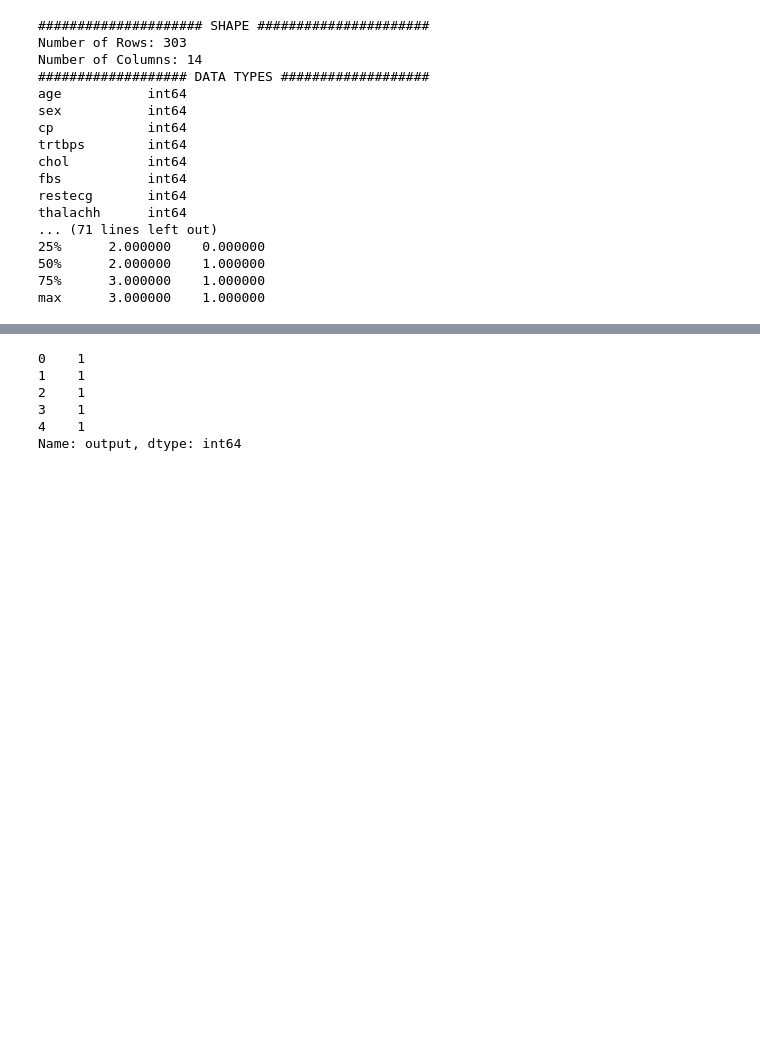
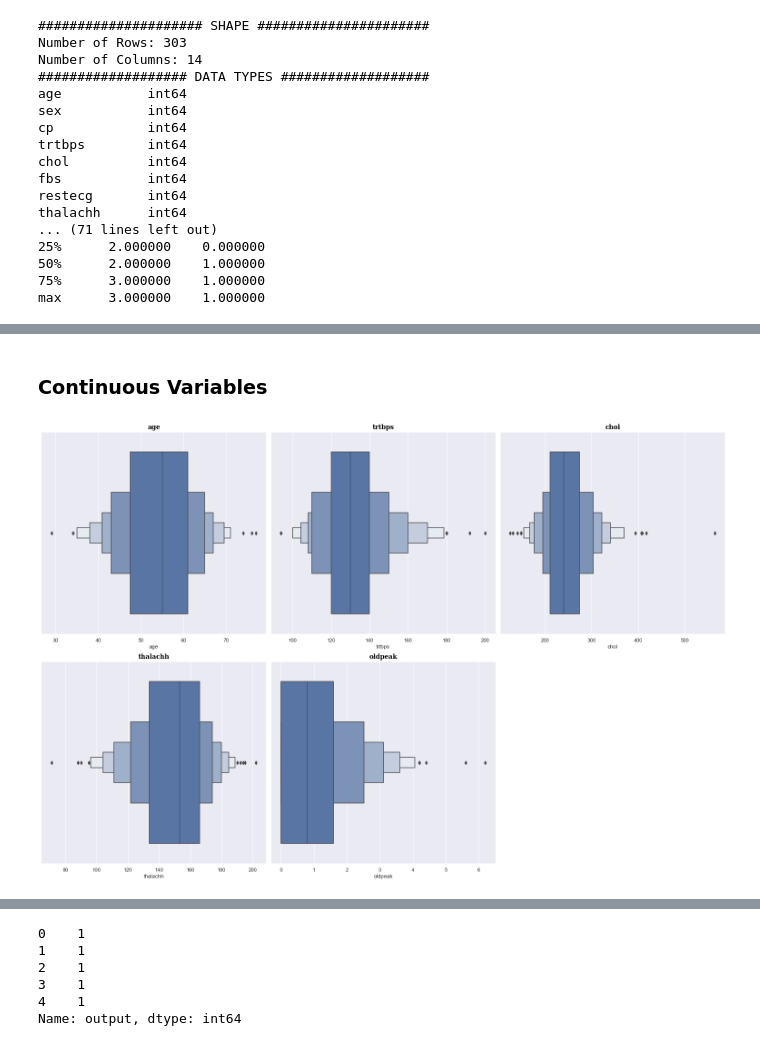
Before and after one commit to OmkarShivaprasad/Cleveland_Heart_Classification, a Jupyter notebook: heart.ipynb, the cells around one changed output, grey strips where cells are left out. Cells and saved outputs as stored; diff of their text form; code cells hidden in the pictures; blank space fills up the shorter version.

```diff
--- a/heart.ipynb
+++ b/heart.ipynb
@@ -183,0 +205,24 @@ X_train, X_test, y_train, y_test = train_test_split(X, y, test_size=0.2,random_s
+# %% [markdown]
+### Continuous Variables
+# %%
+con_cols = ["age","trtbps","chol","thalachh","oldpeak"]
+heart_con = heart_df[con_cols]
+
+num_plots = len(con_cols)
+total_cols = 3
+total_rows = num_plots//total_cols +1
+fig, axs = plt.subplots(nrows=total_rows, ncols=total_cols,
+                        figsize=(7*total_cols, 7*total_rows), constrained_layout=True)
+
+def con_count (df):
+    for i, var in enumerate(con_cols):
+        row = i//total_cols
+        pos = i % total_cols
+        sns.boxenplot(x=var, data=df, ax=axs[row][pos])
+        sns.set_theme(style="darkgrid")
+        axs.flatten()[i].set_title(con_cols[i], fontsize=14, fontweight='bold', fontfamily='serif', color="#000000")
+
+con_count(heart_con)
+fig.delaxes(axs[1,2])
+# %% [output]
+[figure, added]
```
Also changed, not shown: parts of 34 cells of this notebook.
